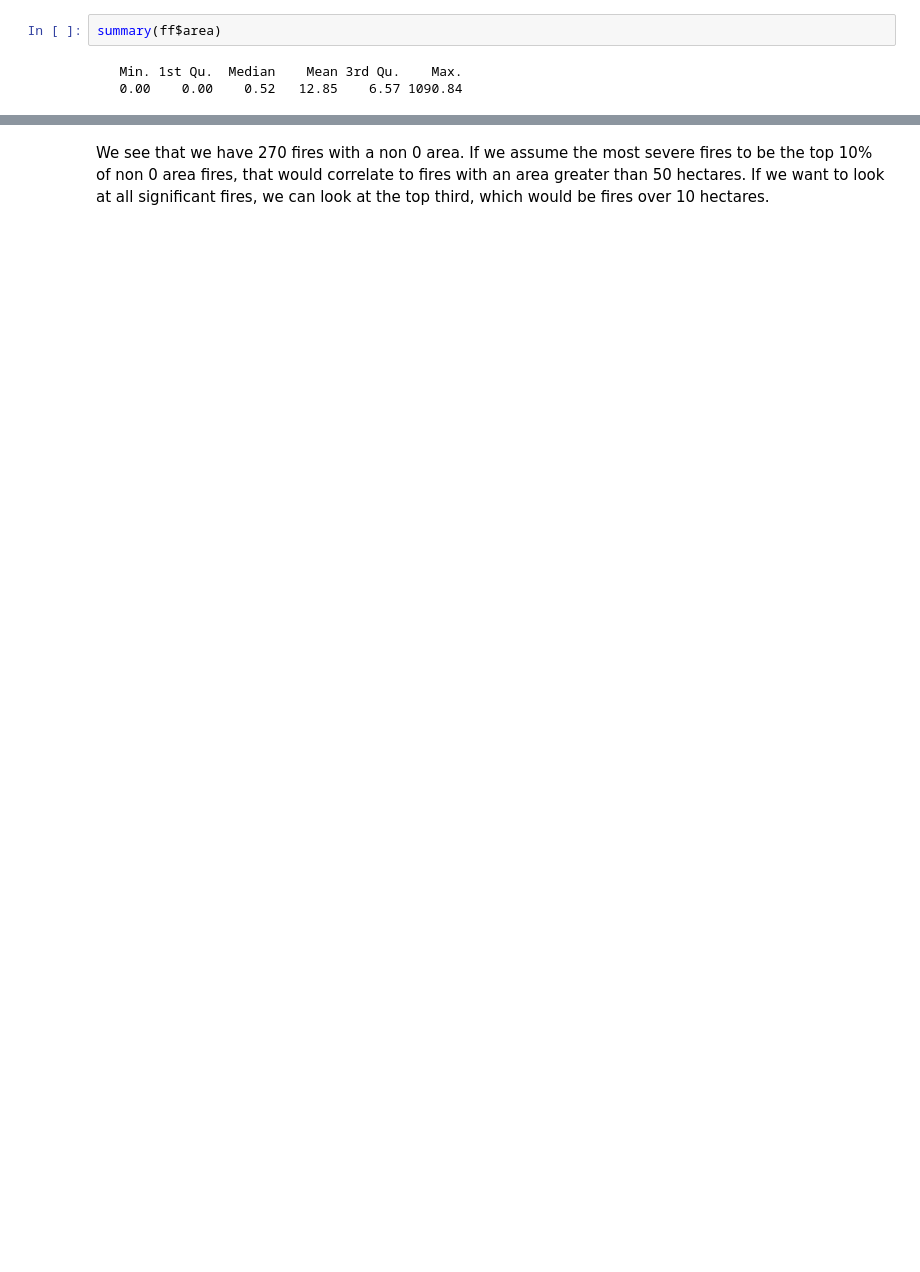
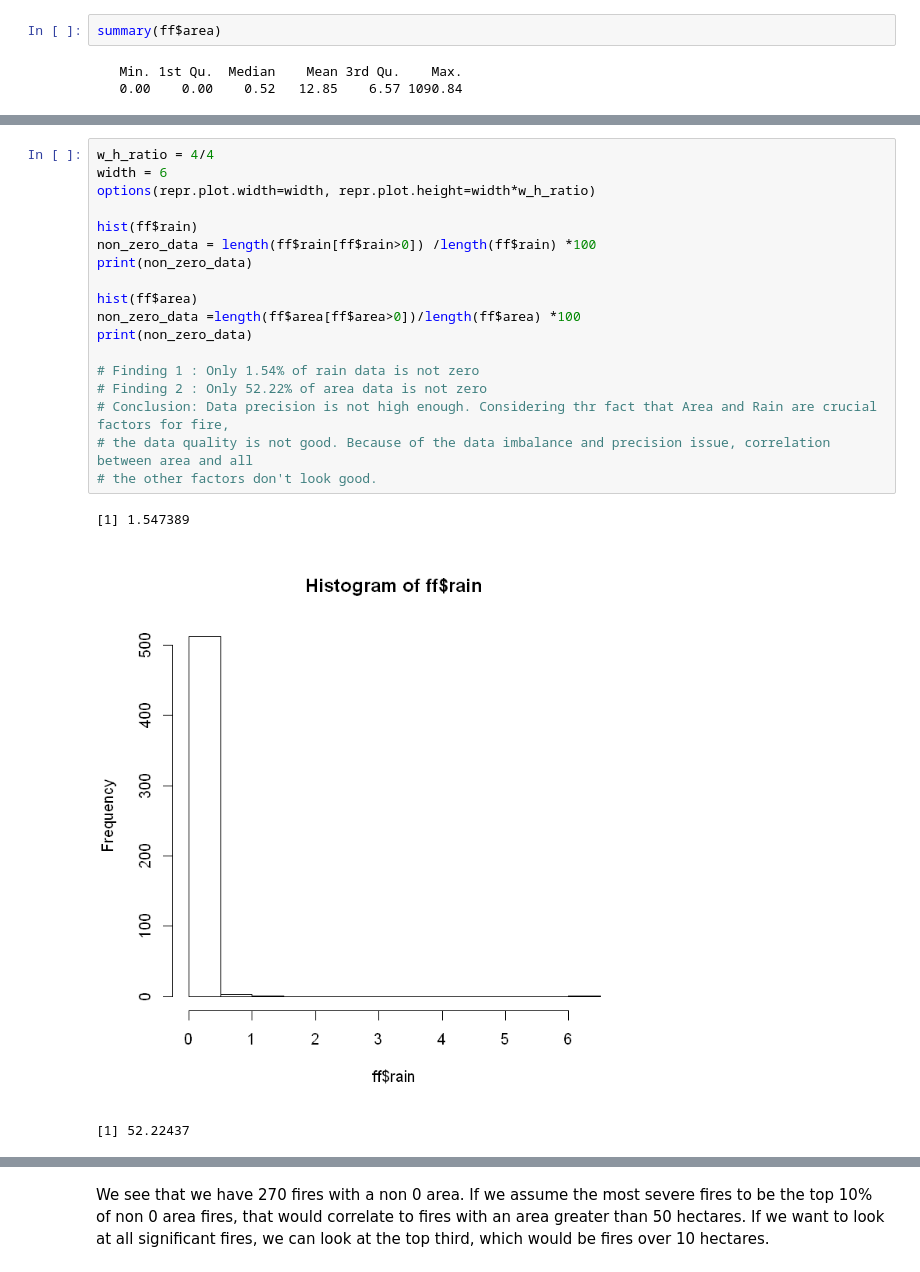
Before and after one commit to hyunchul78/w203_lab1, a Jupyter notebook: Lab1 - Forest Fire EDA.ipynb, the cells around one changed output, grey strips where cells are left out. Saved outputs shown, nothing was run; the diff lists cells and outputs as text; blank space fills up the shorter version.

```diff
--- a/Lab1 - Forest Fire EDA.ipynb
+++ b/Lab1 - Forest Fire EDA.ipynb
@@ -30,0 +174,22 @@ summary(ff$area)
+# %%
+w_h_ratio = 4/4
+width = 6
+options(repr.plot.width=width, repr.plot.height=width*w_h_ratio)
+
+hist(ff$rain)
+non_zero_data = length(ff$rain[ff$rain>0]) /length(ff$rain) *100
+print(non_zero_data)
+
+hist(ff$area)
+non_zero_data =length(ff$area[ff$area>0])/length(ff$area) *100
+print(non_zero_data)
+
+# Finding 1 : Only 1.54% of rain data is not zero
+# Finding 2 : Only 52.22% of area data is not zero
+# Conclusion: Data precision is not high enough. Considering thr fact that Area and Rain are crucial factors for fire,
+# the data quality is not good. Because of the data imbalance and precision issue, correlation between area and all
+# the other factors don't look good.
+# %% [output]
+[1] 1.547389
+[figure, added]
+[1] 52.22437
```
Also changed, not shown: parts of 129 cells of this notebook, 5 other files.
